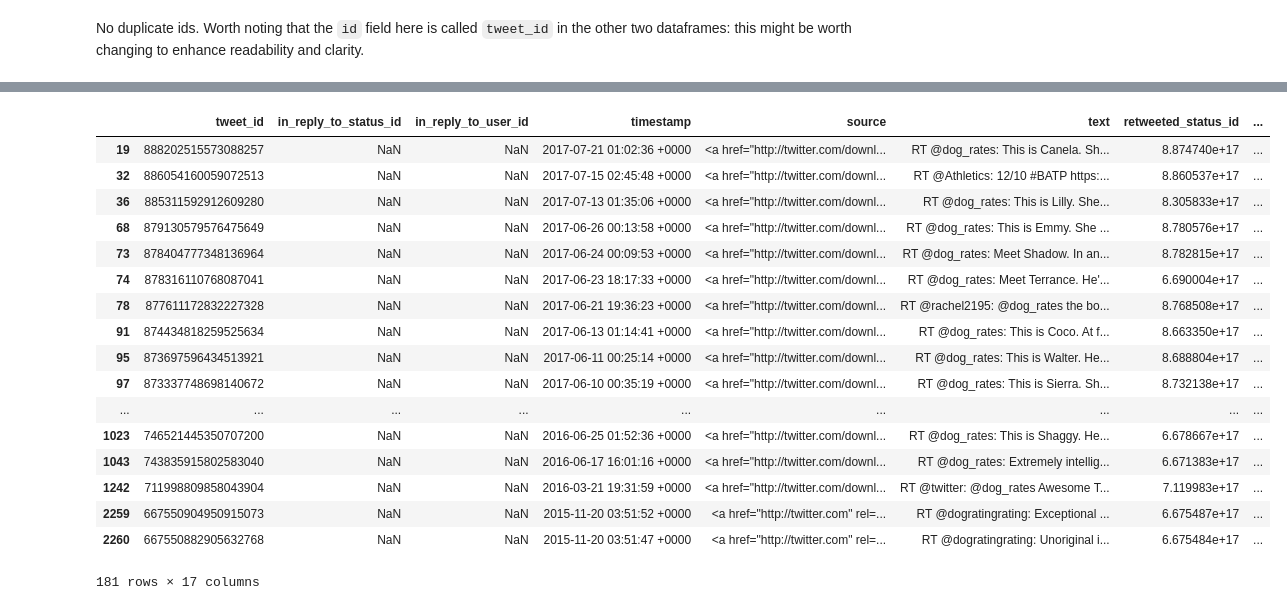
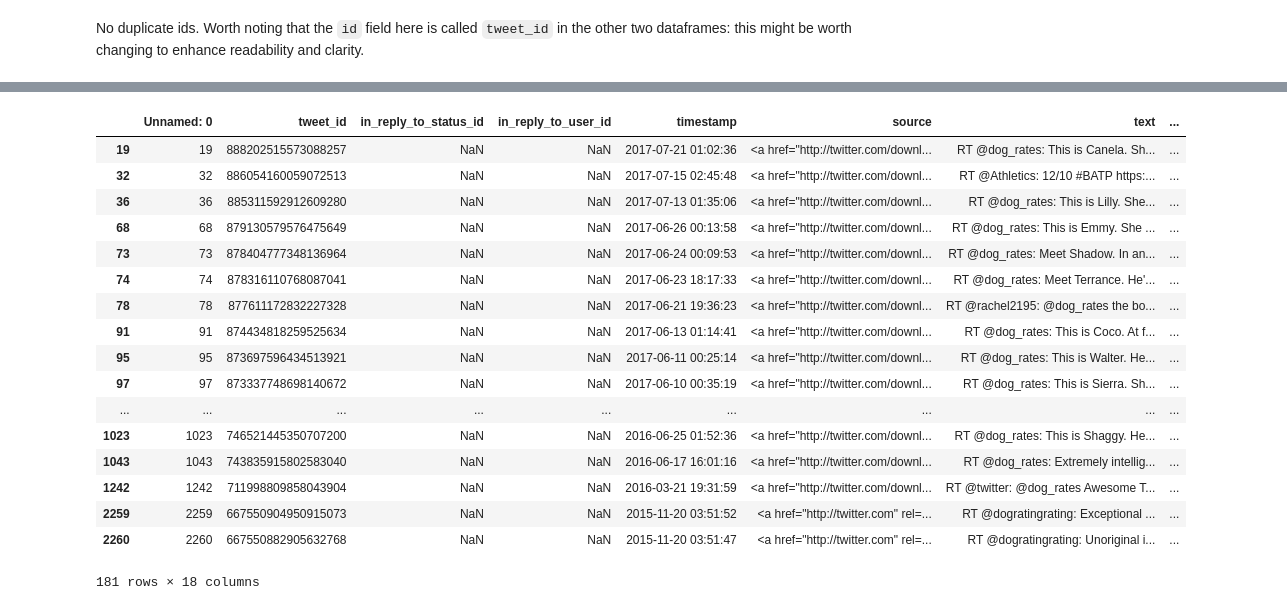
Before and after one commit to moscowjh/t2-p3-wrangle, a Jupyter notebook: wrangle_act.ipynb, the cells around one changed output, grey strips where cells are left out. Saved outputs shown, nothing was run; the diff lists cells and outputs as text; code cells hidden in the pictures.

Commit message:
Heavy cleaning activity.

```diff
--- a/wrangle_act.ipynb
+++ b/wrangle_act.ipynb
@@ -514,0 +600,5 @@ No duplicate ids. Worth noting that the `id` field here is called `tweet_id` in
+# %%
+# when restarting Jupyter notebook, start cleaning process from these files
+df_clean = pd.read_csv('twitter-archive-enhanced-clean.csv')
+df2_clean = pd.read_csv('image-predictions-clean.csv')
+df3_clean = pd.read_csv('tweet-json-clean.csv')
@@ -514,0 +632,2 @@ No duplicate ids. Worth noting that the `id` field here is called `tweet_id` in
+# %%
+df_clean['timestamp'] = pd.to_datetime(df_clean['timestamp'])
@@ -515,22 +669,22 @@ No duplicate ids. Worth noting that the `id` field here is called `tweet_id` in
 # %%
-# returning all columns that are retweets - these need to be eliminated from final dataframe
-df[df['retweeted_status_id'].notnull()]
+# returning all items that are retweets - these need to be eliminated from final dataframe
+df_clean[df_clean['retweeted_status_id'].notnull()]
 # %% [output]
-|  | tweet_id | in_reply_to_status_id | in_reply_to_user_id | timestamp | source | text | retweeted_status_id | ... |
-| 19 | 888202515573088257 | NaN | NaN | 2017-07-21 01:02:36 +0000 | <a href="http://twitter.com/downl... | RT @dog_rates: This is Canela. Sh... | 8.874740e+17 | ... |
-| 32 | 886054160059072513 | NaN | NaN | 2017-07-15 02:45:48 +0000 | <a href="http://twitter.com/downl... | RT @Athletics: 12/10 #BATP https:... | 8.860537e+17 | ... |
-| 36 | 885311592912609280 | NaN | NaN | 2017-07-13 01:35:06 +0000 | <a href="http://twitter.com/downl... | RT @dog_rates: This is Lilly. She... | 8.305833e+17 | ... |
-| 68 | 879130579576475649 | NaN | NaN | 2017-06-26 00:13:58 +0000 | <a href="http://twitter.com/downl... | RT @dog_rates: This is Emmy. She ... | 8.780576e+17 | ... |
-| 73 | 878404777348136964 | NaN | NaN | 2017-06-24 00:09:53 +0000 | <a href="http://twitter.com/downl... | RT @dog_rates: Meet Shadow. In an... | 8.782815e+17 | ... |
-| 74 | 878316110768087041 | NaN | NaN | 2017-06-23 18:17:33 +0000 | <a href="http://twitter.com/downl... | RT @dog_rates: Meet Terrance. He'... | 6.690004e+17 | ... |
-| 78 | 877611172832227328 | NaN | NaN | 2017-06-21 19:36:23 +0000 | <a href="http://twitter.com/downl... | RT @rachel2195: @dog_rates the bo... | 8.768508e+17 | ... |
-| 91 | 874434818259525634 | NaN | NaN | 2017-06-13 01:14:41 +0000 | <a href="http://twitter.com/downl... | RT @dog_rates: This is Coco. At f... | 8.663350e+17 | ... |
-| 95 | 873697596434513921 | NaN | NaN | 2017-06-11 00:25:14 +0000 | <a href="http://twitter.com/downl... | RT @dog_rates: This is Walter. He... | 8.688804e+17 | ... |
-| 97 | 873337748698140672 | NaN | NaN | 2017-06-10 00:35:19 +0000 | <a href="http://twitter.com/downl... | RT @dog_rates: This is Sierra. Sh... | 8.732138e+17 | ... |
+|  | Unnamed: 0 | tweet_id | in_reply_to_status_id | in_reply_to_user_id | timestamp | source | text | ... |
+| 19 | 19 | 888202515573088257 | NaN | NaN | 2017-07-21 01:02:36 | <a href="http://twitter.com/downl... | RT @dog_rates: This is Canela. Sh... | ... |
+| 32 | 32 | 886054160059072513 | NaN | NaN | 2017-07-15 02:45:48 | <a href="http://twitter.com/downl... | RT @Athletics: 12/10 #BATP https:... | ... |
+| 36 | 36 | 885311592912609280 | NaN | NaN | 2017-07-13 01:35:06 | <a href="http://twitter.com/downl... | RT @dog_rates: This is Lilly. She... | ... |
+| 68 | 68 | 879130579576475649 | NaN | NaN | 2017-06-26 00:13:58 | <a href="http://twitter.com/downl... | RT @dog_rates: This is Emmy. She ... | ... |
+| 73 | 73 | 878404777348136964 | NaN | NaN | 2017-06-24 00:09:53 | <a href="http://twitter.com/downl... | RT @dog_rates: Meet Shadow. In an... | ... |
+| 74 | 74 | 878316110768087041 | NaN | NaN | 2017-06-23 18:17:33 | <a href="http://twitter.com/downl... | RT @dog_rates: Meet Terrance. He'... | ... |
+| 78 | 78 | 877611172832227328 | NaN | NaN | 2017-06-21 19:36:23 | <a href="http://twitter.com/downl... | RT @rachel2195: @dog_rates the bo... | ... |
+| 91 | 91 | 874434818259525634 | NaN | NaN | 2017-06-13 01:14:41 | <a href="http://twitter.com/downl... | RT @dog_rates: This is Coco. At f... | ... |
+| 95 | 95 | 873697596434513921 | NaN | NaN | 2017-06-11 00:25:14 | <a href="http://twitter.com/downl... | RT @dog_rates: This is Walter. He... | ... |
+| 97 | 97 | 873337748698140672 | NaN | NaN | 2017-06-10 00:35:19 | <a href="http://twitter.com/downl... | RT @dog_rates: This is Sierra. Sh... | ... |
 | ... | ... | ... | ... | ... | ... | ... | ... | ... |
-| 1023 | 746521445350707200 | NaN | NaN | 2016-06-25 01:52:36 +0000 | <a href="http://twitter.com/downl... | RT @dog_rates: This is Shaggy. He... | 6.678667e+17 | ... |
-| 1043 | 743835915802583040 | NaN | NaN | 2016-06-17 16:01:16 +0000 | <a href="http://twitter.com/downl... | RT @dog_rates: Extremely intellig... | 6.671383e+17 | ... |
-| 1242 | 711998809858043904 | NaN | NaN | 2016-03-21 19:31:59 +0000 | <a href="http://twitter.com/downl... | RT @twitter: @dog_rates Awesome T... | 7.119983e+17 | ... |
-| 2259 | 667550904950915073 | NaN | NaN | 2015-11-20 03:51:52 +0000 | <a href="http://twitter.com" rel=... | RT @dogratingrating: Exceptional ... | 6.675487e+17 | ... |
-| 2260 | 667550882905632768 | NaN | NaN | 2015-11-20 03:51:47 +0000 | <a href="http://twitter.com" rel=... | RT @dogratingrating: Unoriginal i... | 6.675484e+17 | ... |
+| 1023 | 1023 | 746521445350707200 | NaN | NaN | 2016-06-25 01:52:36 | <a href="http://twitter.com/downl... | RT @dog_rates: This is Shaggy. He... | ... |
+| 1043 | 1043 | 743835915802583040 | NaN | NaN | 2016-06-17 16:01:16 | <a href="http://twitter.com/downl... | RT @dog_rates: Extremely intellig... | ... |
+| 1242 | 1242 | 711998809858043904 | NaN | NaN | 2016-03-21 19:31:59 | <a href="http://twitter.com/downl... | RT @twitter: @dog_rates Awesome T... | ... |
+| 2259 | 2259 | 667550904950915073 | NaN | NaN | 2015-11-20 03:51:52 | <a href="http://twitter.com" rel=... | RT @dogratingrating: Exceptional ... | ... |
+| 2260 | 2260 | 667550882905632768 | NaN | NaN | 2015-11-20 03:51:47 | <a href="http://twitter.com" rel=... | RT @dogratingrating: Unoriginal i... | ... |
-181 rows × 17 columns
+181 rows × 18 columns
```
Also changed, not shown: parts of 31 cells of this notebook, 3 other files.
